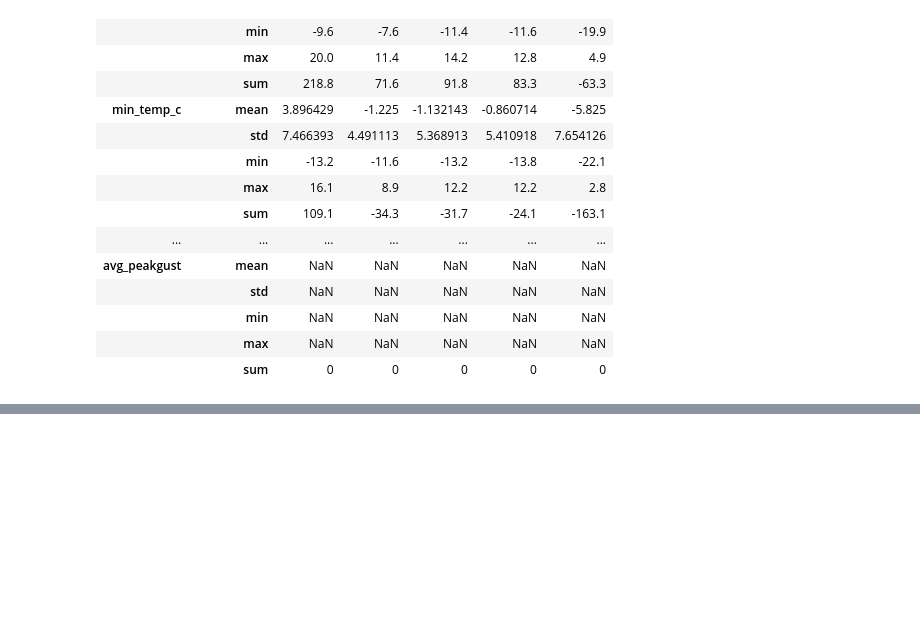
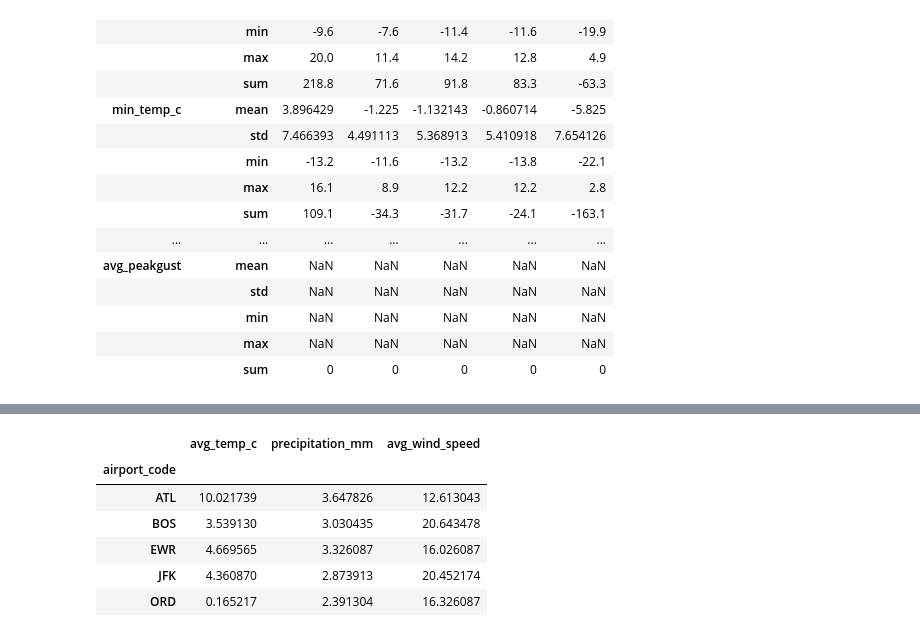
Before and after one commit to skibodaria/dbt_project, a Jupyter notebook: additional files/06_des_stats.ipynb, the cells around one changed output, grey strips where cells are left out. Saved outputs shown, nothing was run; the diff lists cells and outputs as text; code cells hidden in the pictures; blank space fills up the shorter version.

```diff
--- a/additional files/06_des_stats.ipynb
+++ b/additional files/06_des_stats.ipynb
@@ -118,0 +140,21 @@ df.groupby("airport_code")[[
+# %%
+#testing non event as comp
+
+df_non_event = df[
+    (pd.to_datetime(df["date"]) <= pd.Timestamp("2022-12-22")) |
+    (pd.to_datetime(df["date"]) >= pd.Timestamp("2022-12-28"))
+]
+
+df_non_event.groupby("airport_code")[[
+    "avg_temp_c",
+    "precipitation_mm",
+    "avg_wind_speed"
+]].mean()
+# %% [output]
+|  | avg_temp_c | precipitation_mm | avg_wind_speed |
+| airport_code |  |  |  |
+| ATL | 10.021739 | 3.647826 | 12.613043 |
+| BOS | 3.539130 | 3.030435 | 20.643478 |
+| EWR | 4.669565 | 3.326087 | 16.026087 |
+| JFK | 4.360870 | 2.873913 | 20.452174 |
+| ORD | 0.165217 | 2.391304 | 16.326087 |
```
Also changed, not shown: parts of 3 cells of this notebook.
